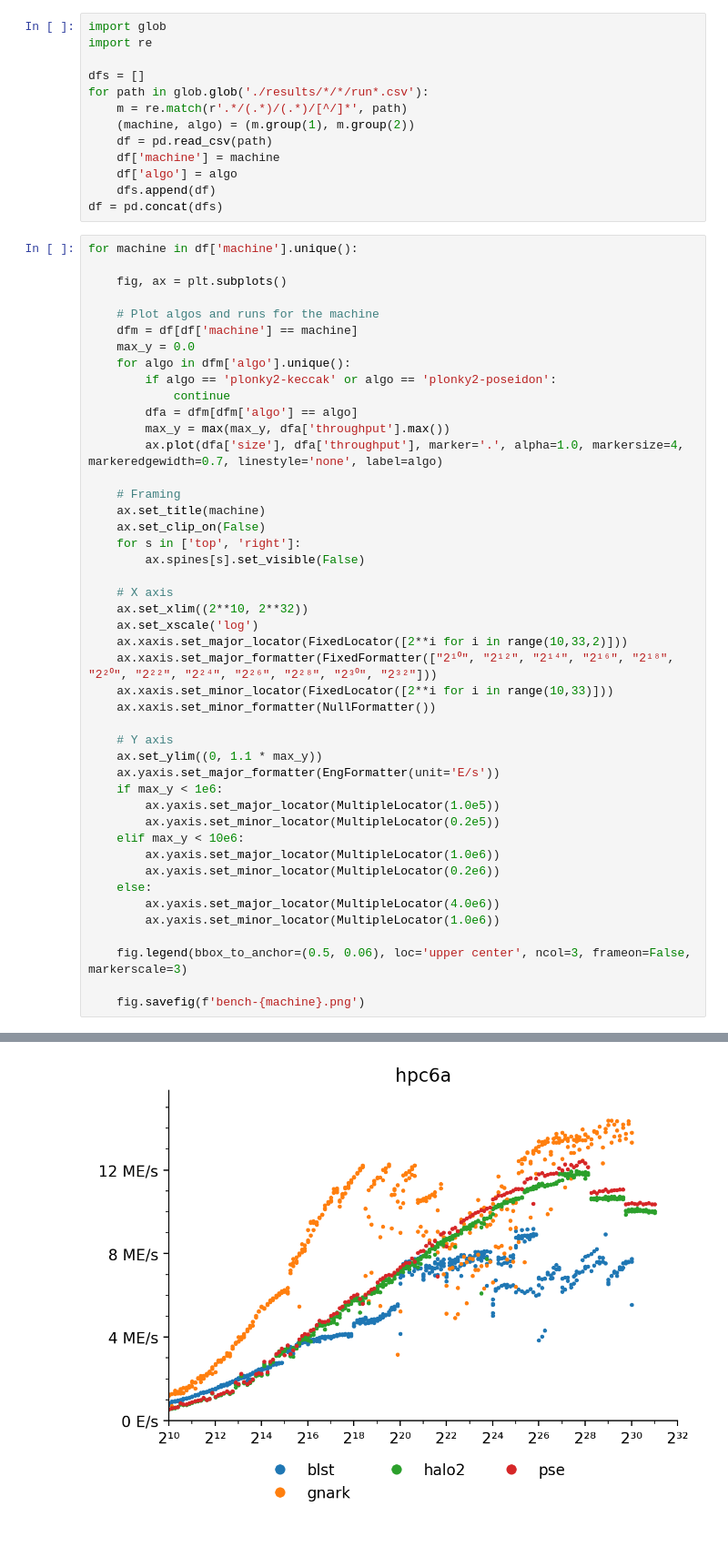
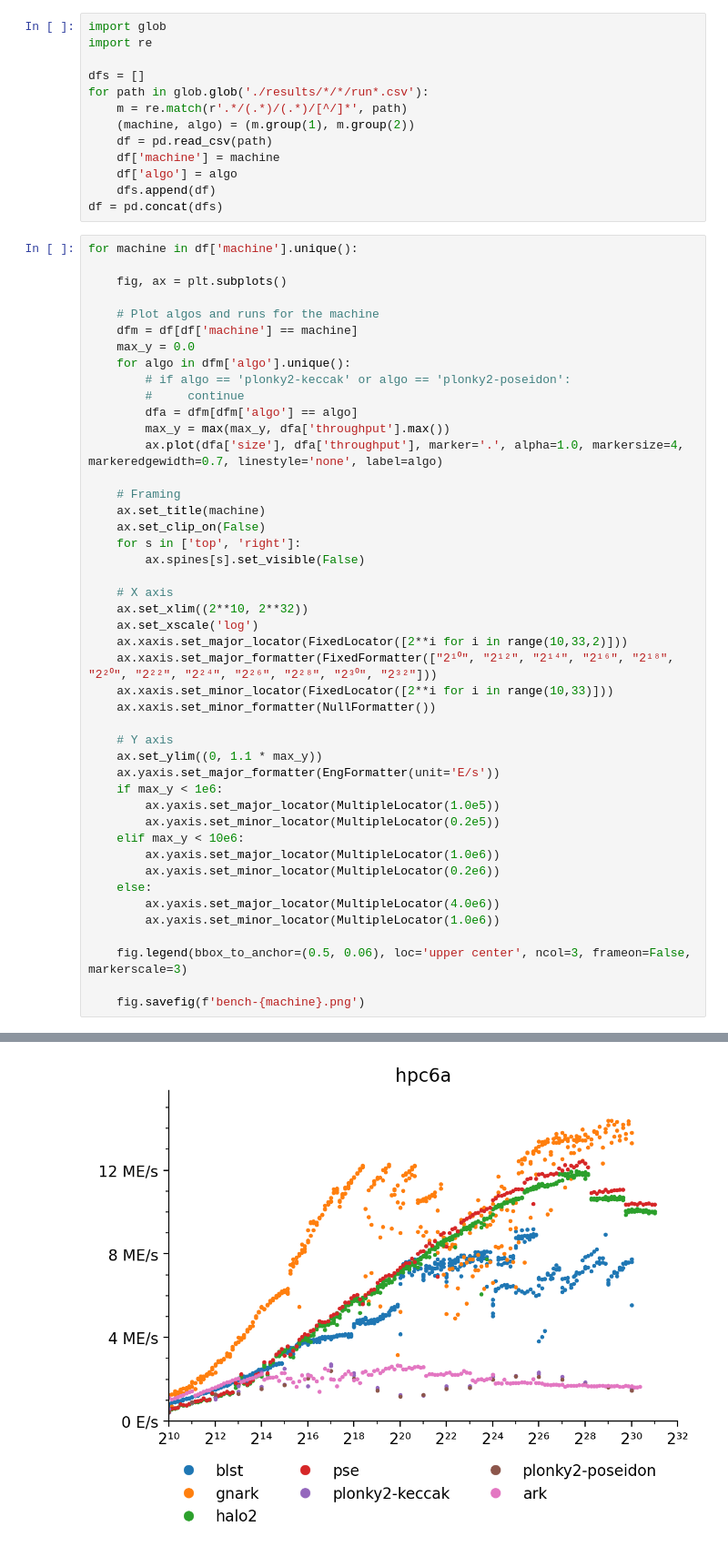
Before and after one commit to recmo/pc-bench, a Jupyter notebook: analysis.ipynb, the cells around one changed output, grey strips where cells are left out. Shown: that part at 91% size. Drawn from its saved outputs; the diff is of its cells as text.

```diff
--- a/analysis.ipynb
+++ b/analysis.ipynb
@@ -49,8 +49,8 @@ for machine in df['machine'].unique():
     dfm = df[df['machine'] == machine]
     max_y = 0.0
     for algo in dfm['algo'].unique():
-        if algo == 'plonky2-keccak' or algo == 'plonky2-poseidon':
-            continue
+        # if algo == 'plonky2-keccak' or algo == 'plonky2-poseidon':
+        #     continue
         dfa = dfm[dfm['algo'] == algo]
         max_y = max(max_y, dfa['throughput'].max())
         ax.plot(dfa['size'], dfa['throughput'], marker='.', alpha=1.0, markersize=4, markeredgewidth=0.7, linestyle='none', label=algo)
@@ -90 +90 @@ for machine in df['machine'].unique():
-[figure, old version]
+[figure, new version]
```
Also changed, not shown: parts of 1 cell of this notebook, 11 other files.
